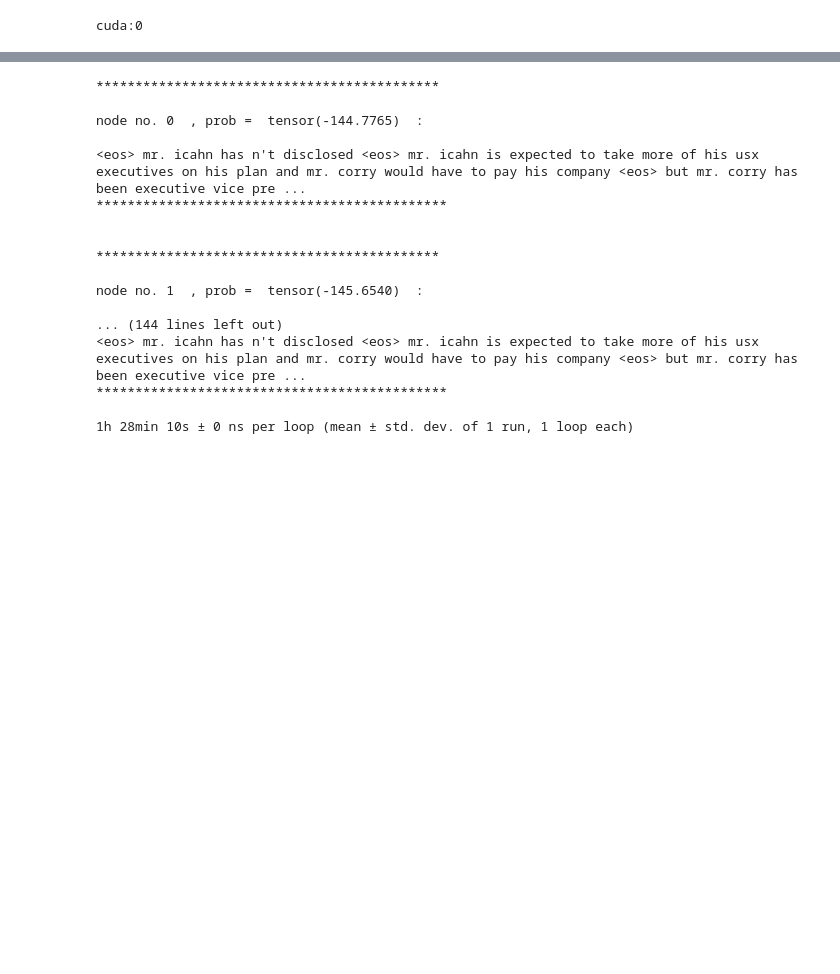
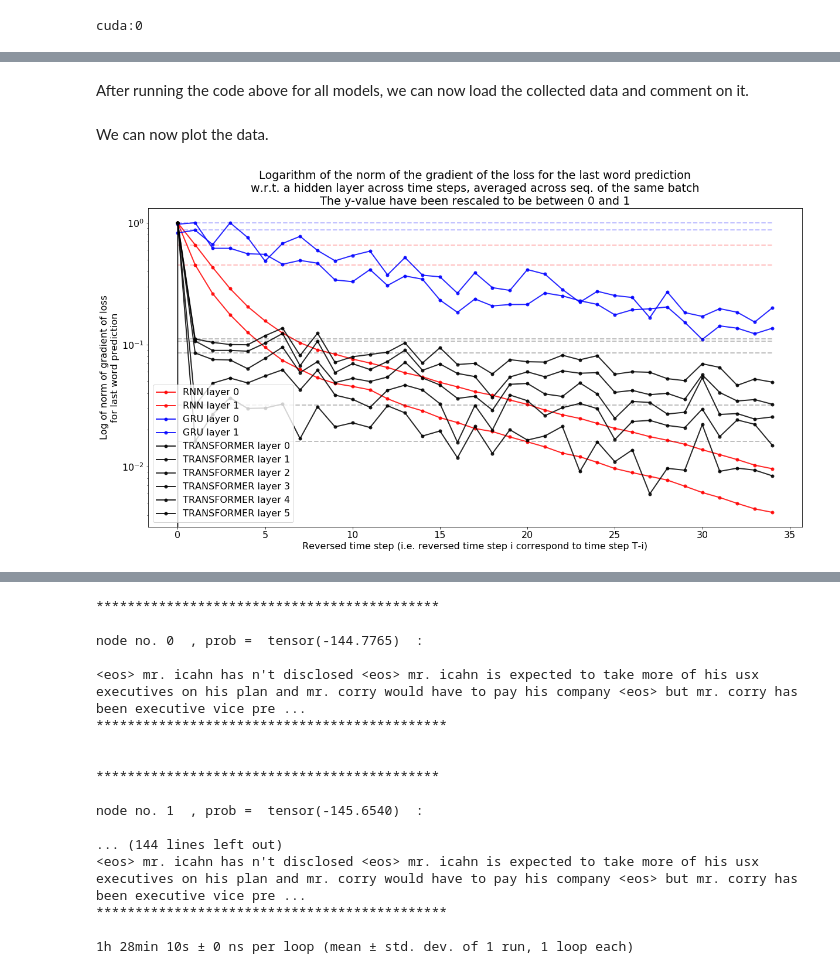
Before and after one commit to HugoCote/Assignment2-IFT6135-H19, a Jupyter notebook: Misc.ipynb, the cells around one changed output, grey strips where cells are left out. Drawn from its saved outputs; the diff is of its cells as text; code cells hidden in the pictures; blank space fills up the shorter version.

Commit message:
Cleaned the code, left comments blank, search for TODO

```diff
--- a/Misc.ipynb
+++ b/Misc.ipynb
@@ -789,3 +37,0 @@ allo
-# %%
-lc_path = "./TRANSFORMER_ADAM_model=TRANSFORMER_debug_optimizer=ADAM_initial_lr=20_batch_size=64_seq_len=35_hidden_size=256_num_layers=4_dp_keep_prob=0.9_save_best_0/learning_curves.npy"
-x = np.load(lc_path)[()]
@@ -885,3 +37,0 @@ print(x)
-# %%
-x = torch.tensor([1,2] , dtype = torch.float )
-print( torch.exp(x) )
@@ -916,3 +37,0 @@ top words :  ['sierra', 'promising', 'sink']
-# %%
-for i in range(4,14):
-    print(i)
@@ -1263,0 +343,51 @@ hello
+# %% [markdown]
+After running the code above for all models, we can now load the collected data and comment on it.
+# %%
+# LOAD GRAD
+
+norm_avg_nablaL = dict()
+labels     = dict()
+for model_ in ('RNN','GRU','TRANSFORMER') :
+    lc_path  = "prob5_save"
+    lc_path += "/norm_avg_nablaL_{model_}.npy".format(model_=model_)
+    loaded_data_dict = np.load(lc_path)[()]
+    norm_avg_nablaL[model_]  = loaded_data_dict['norm_avg_nablaL']
+    labels[model_]           = "{model_}".format(model_=model_)
+# %% [markdown]
+We can now plot the data.
+# %%
+# plot average loss per time step
+
+plt.figure(figsize=(20,10))
+plt.rcParams.update({'font.size': 16})
+
+colors = dict()
+colors['RNN'] = 'r'
+colors['GRU'] = 'b'
+colors['TRANSFORMER'] = 'k'
+
+xx     = np.arange( seq_len )
+for i,key in enumerate( norm_avg_nablaL.keys() ):
+    na_nablaL = norm_avg_nablaL[key]
+    for i in range( na_nablaL.shape[0] ):
+        lab = labels[key] + " layer {i}".format(i=i)
+        mx = na_nablaL[i,:].max()
+        mn = na_nablaL[i,:].min() - 1.0e-5
+        # na_nablaL_rescaled = ( na_nablaL[i,:] - mn ) / ( mx - mn )
+        na_nablaL_rescaled = na_nablaL[i,:] / mx
+        nb_val = na_nablaL_rescaled.shape[0]
+        na_nablaL_first_va = na_nablaL_rescaled[ 1 ] * np.ones( nb_val )
+        plt.plot( xx[:] , na_nablaL_rescaled[:] , '-o', markersize=5, linewidth=2, label=lab, color=colors[key] , alpha=0.85)
+        plt.plot( xx[:] , na_nablaL_first_va[:] , '--', markersize=5, linewidth=2,            color=colors[key] , alpha=0.25)
+
+
+plt.title("Logarithm of the norm of the gradient of the loss for the last word prediction\n"
+          "w.r.t. a hidden layer across time steps, averaged across seq. of the same batch\n"
+          "The y-value have been rescaled to be between 0 and 1" )
+plt.xlabel('Reversed time step (i.e. reversed time step i correspond to time step T-i)')
+plt.ylabel('Log of norm of gradient of loss\nfor last word prediction')
+plt.yscale('log')
+plt.legend()
+plt.show()
+# %% [output]
+[figure, added]
```
Also changed, not shown: parts of 124 cells of this notebook, 27 other files.
